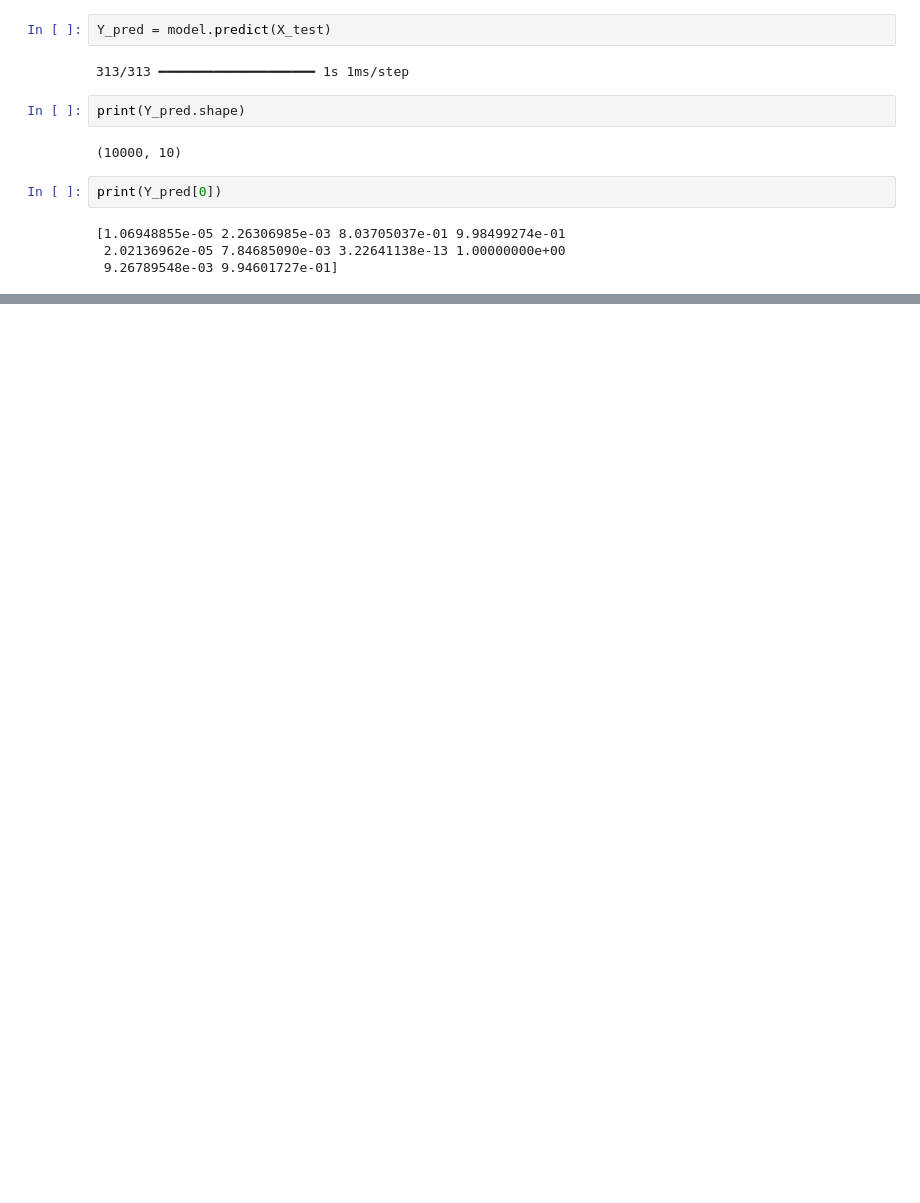
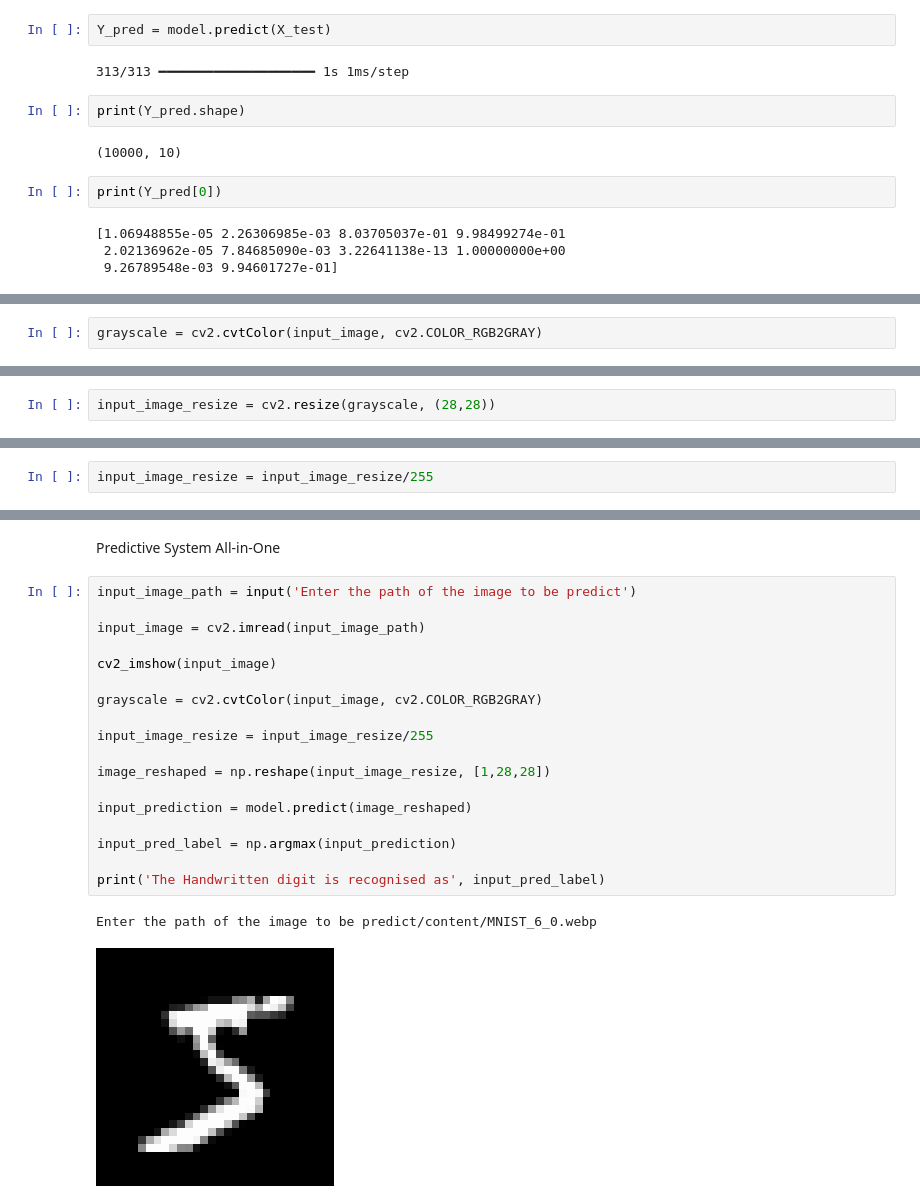
Before and after one commit to Priangshu-18/Handwritten-Digit-Prediction-with-NN, a Jupyter notebook: Handwritten_Digit_Prediction_with_NN.ipynb, the cells around one changed output, grey strips where cells are left out. Cells and saved outputs as stored; diff of their text form; blank space fills up the shorter version.

```diff
--- a/Handwritten_Digit_Prediction_with_NN.ipynb
+++ b/Handwritten_Digit_Prediction_with_NN.ipynb
@@ -186,0 +263,2 @@ print(Y_pred[0])
+# %%
+grayscale = cv2.cvtColor(input_image, cv2.COLOR_RGB2GRAY)
@@ -186,0 +269,2 @@ print(Y_pred[0])
+# %%
+input_image_resize = cv2.resize(grayscale, (28,28))
@@ -186,0 +279,2 @@ print(Y_pred[0])
+# %%
+input_image_resize = input_image_resize/255
@@ -186,0 +296,23 @@ print(Y_pred[0])
+# %% [markdown]
+Predictive System All-in-One
+# %%
+input_image_path = input('Enter the path of the image to be predict')
+
+input_image = cv2.imread(input_image_path)
+
+cv2_imshow(input_image)
+
+grayscale = cv2.cvtColor(input_image, cv2.COLOR_RGB2GRAY)
+
+input_image_resize = input_image_resize/255
+
+image_reshaped = np.reshape(input_image_resize, [1,28,28])
+
+input_prediction = model.predict(image_reshaped)
+
+input_pred_label = np.argmax(input_prediction)
+
+print('The Handwritten digit is recognised as', input_pred_label)
+# %% [output]
+Enter the path of the image to be predict/content/MNIST_6_0.webp
+[figure, added]
```
Also changed, not shown: parts of 21 cells of this notebook.
